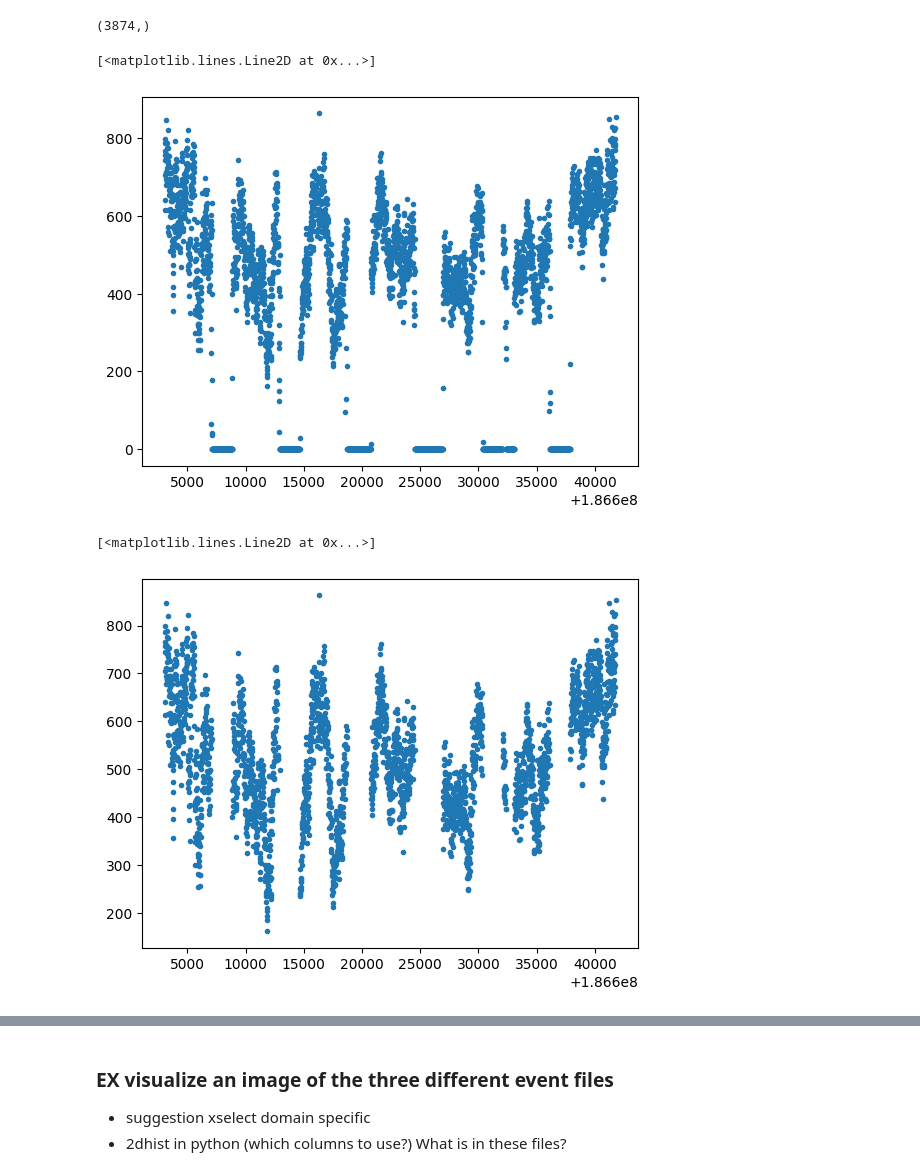
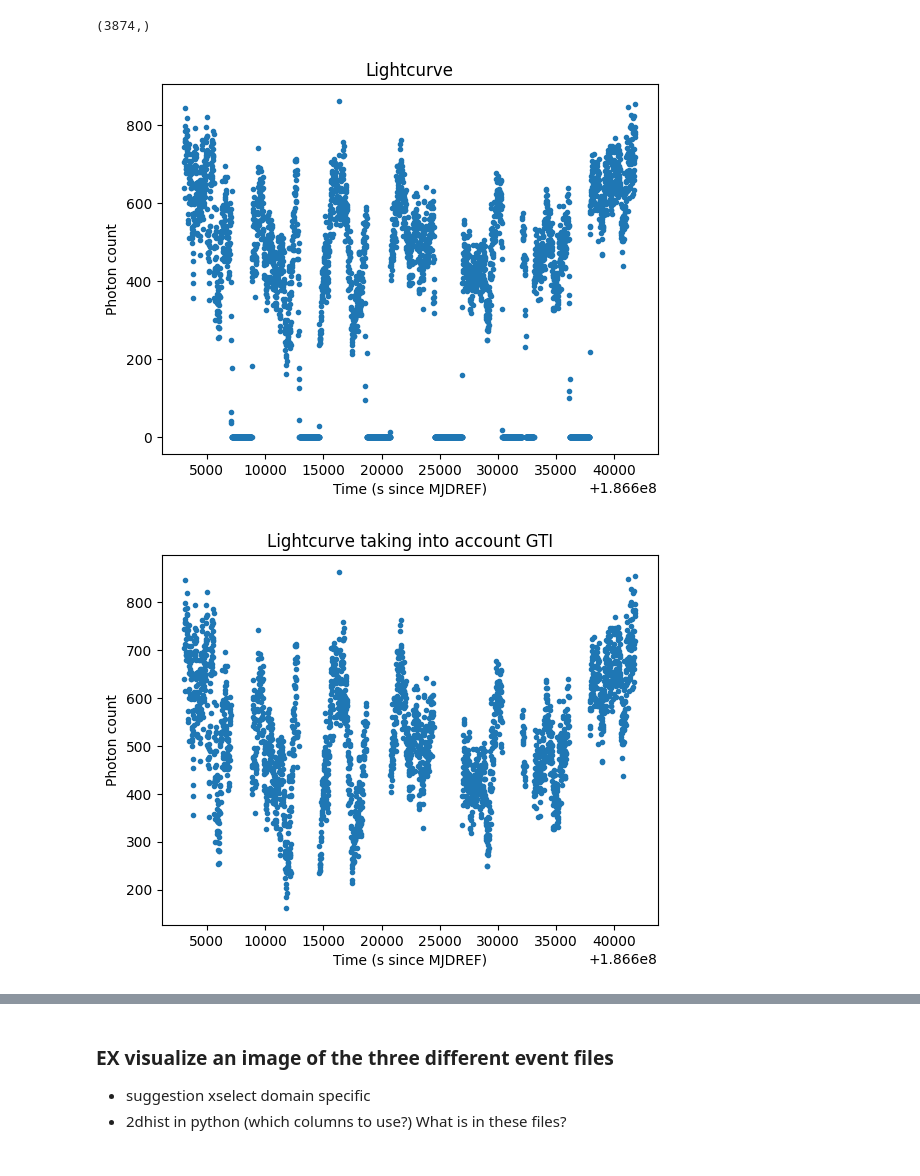
Before and after one commit to SamMerc/APLI, a Jupyter notebook: notebooks/Day1.ipynb, the cells around one changed output, grey strips where cells are left out. Cells and saved outputs as stored; diff of their text form; code cells hidden in the pictures.

```diff
--- a/notebooks/Day1.ipynb
+++ b/notebooks/Day1.ipynb
@@ -167,18 +177,24 @@ tc.time.shape
 # %% [output]
 (3874,)
 # %%
-# Using stingray package to make time and count arrays
+# Using stingray package to plot time and count arrays
 plt.plot(tc.time, tc.counts, '.')
+plt.title('Lightcurve')
+plt.xlabel('Time (s since MJDREF)')
+plt.ylabel('Photon count')
+plt.show()
 # %% [output]
-[<matplotlib.lines.Line2D at 0x...>]
-[figure, old version]
+[figure, new version]
 # %%
 # Applying GTI to remove values going to zero
 tc.apply_gtis()
 plt.plot(tc.time, tc.counts, '.')
+plt.xlabel('Time (s since MJDREF)')
+plt.ylabel('Photon count')
+plt.title('Lightcurve taking into account GTI')
+plt.show()
 # %% [output]
-[<matplotlib.lines.Line2D at 0x...>]
-[figure, old version]
+[figure, new version]
 # %%
 #Split lightcurve by GTIs and plot the relevant ones
 tc_split = tc.split_by_gti()
```
Also changed, not shown: parts of 24 cells of this notebook.
